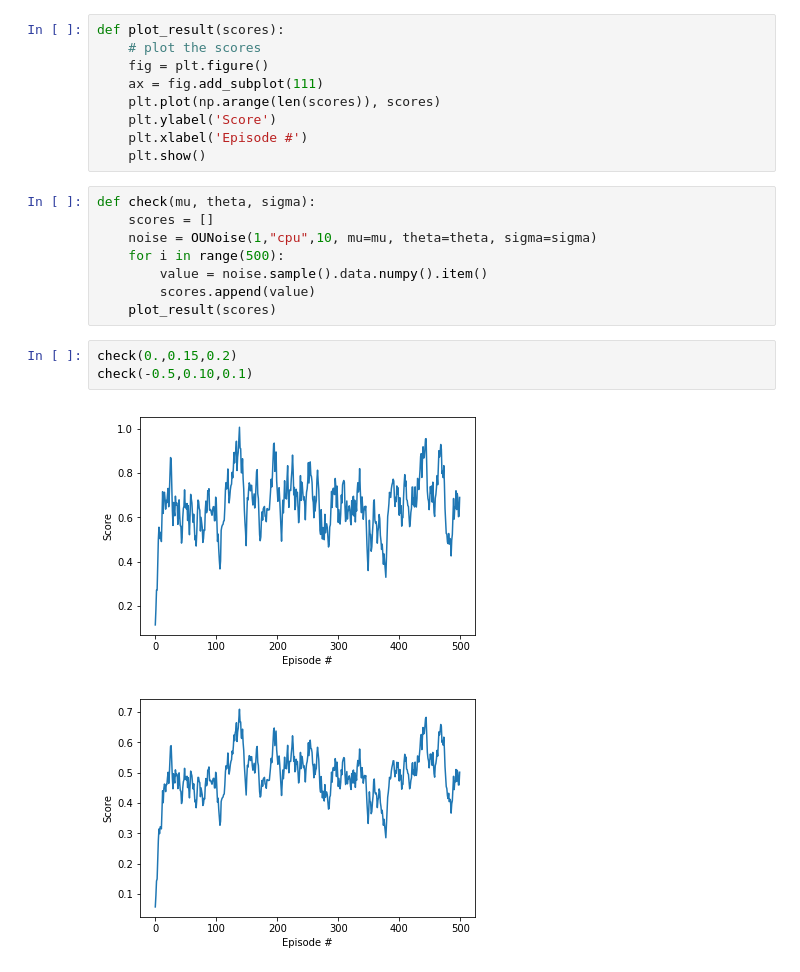
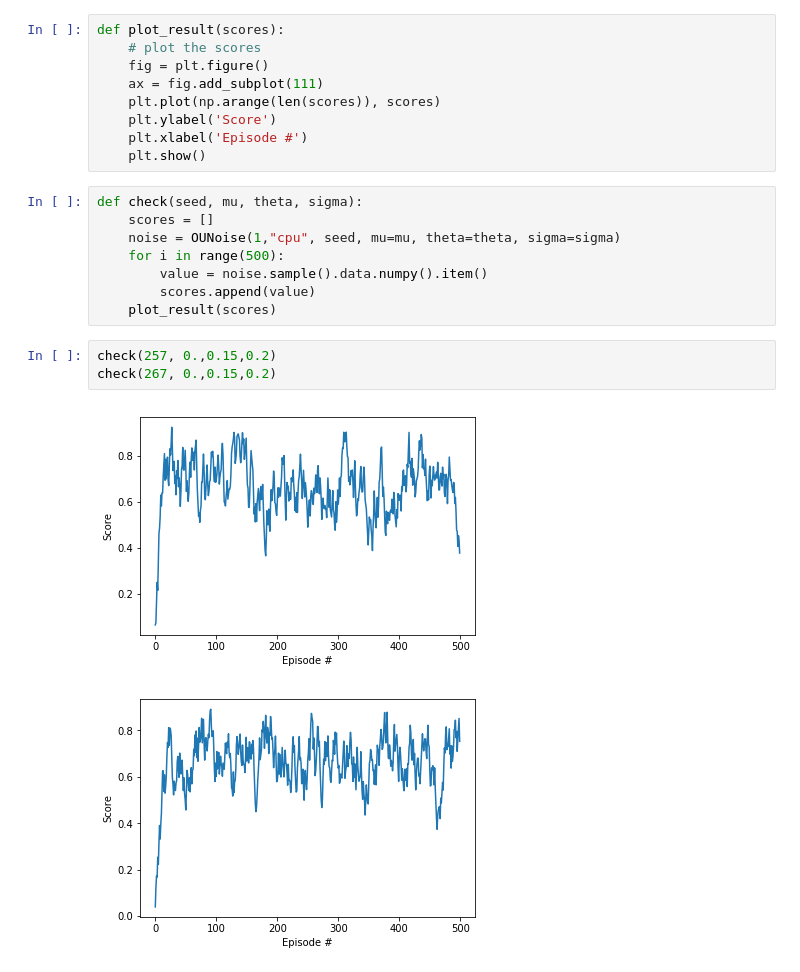
Before and after one commit to handria-ntoanina/unity-ml-reacher, a Jupyter notebook: noise.ipynb, the cells around one changed output. Saved outputs shown, nothing was run; the diff lists cells and outputs as text.

Commit message:
type: core subject: studied the behaviour of a simple random as a noise generator

```diff
--- a/noise.ipynb
+++ b/noise.ipynb
@@ -19,16 +19,16 @@ def plot_result(scores):
     plt.xlabel('Episode #')
     plt.show()
 # %%
-def check(mu, theta, sigma):
+def check(seed, mu, theta, sigma):
     scores = []
-    noise = OUNoise(1,"cpu",10, mu=mu, theta=theta, sigma=sigma)
+    noise = OUNoise(1,"cpu", seed, mu=mu, theta=theta, sigma=sigma)
     for i in range(500):
         value = noise.sample().data.numpy().item()
         scores.append(value)
     plot_result(scores)
 # %%
-check(0.,0.15,0.2)
-check(-0.5,0.10,0.1)
+check(257, 0.,0.15,0.2)
+check(267, 0.,0.15,0.2)
 # %% [output]
-[figure, old version]
+[figure, new version]
-[figure, old version]
+[figure, new version]
```
Also changed, not shown: parts of 2 cells of this notebook, 1 other file.
